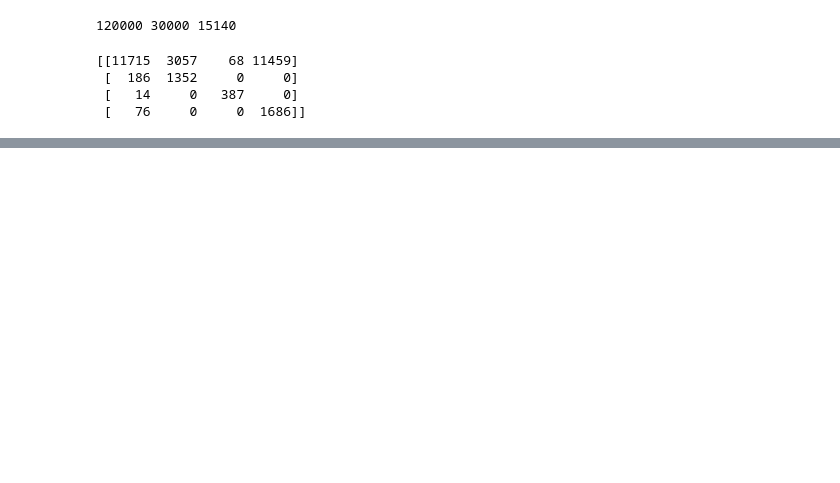
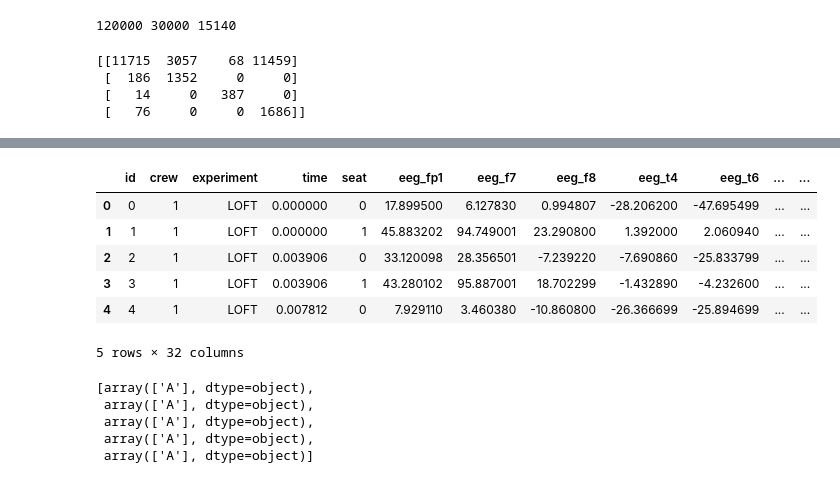
Before and after one commit to Saranyanv/test, a Jupyter notebook: Reducing Commercial Aviation Fatalities.ipynb, the cells around one changed output, grey strips where cells are left out. Saved outputs shown, nothing was run; the diff lists cells and outputs as text; code cells hidden in the pictures; blank space fills up the shorter version.

```diff
--- a/Reducing Commercial Aviation Fatalities.ipynb
+++ b/Reducing Commercial Aviation Fatalities.ipynb
@@ -289,0 +332,10 @@ print (confusion_matrix(y_test, gnb_clf1.predict(X_test), labels=['A','B','C','D
+# %%
+test_df1
+# %% [output]
+|  | id | crew | experiment | time | seat | eeg_fp1 | eeg_f7 | eeg_f8 | eeg_t4 | eeg_t6 | ... | ... |
+| 0 | 0 | 1 | LOFT | 0.000000 | 0 | 17.899500 | 6.127830 | 0.994807 | -28.206200 | -47.695499 | ... | ... |
+| 1 | 1 | 1 | LOFT | 0.000000 | 1 | 45.883202 | 94.749001 | 23.290800 | 1.392000 | 2.060940 | ... | ... |
+| 2 | 2 | 1 | LOFT | 0.003906 | 0 | 33.120098 | 28.356501 | -7.239220 | -7.690860 | -25.833799 | ... | ... |
+| 3 | 3 | 1 | LOFT | 0.003906 | 1 | 43.280102 | 95.887001 | 18.702299 | -1.432890 | -4.232600 | ... | ... |
+| 4 | 4 | 1 | LOFT | 0.007812 | 0 | 7.929110 | 3.460380 | -10.860800 | -26.366699 | -25.894699 | ... | ... |
+5 rows × 32 columns
@@ -289,0 +349,8 @@ print (confusion_matrix(y_test, gnb_clf1.predict(X_test), labels=['A','B','C','D
+# %%
+scores
+# %% [output]
+[array(['A'], dtype=object),
+ array(['A'], dtype=object),
+ array(['A'], dtype=object),
+ array(['A'], dtype=object),
+ array(['A'], dtype=object)]
```
Also changed, not shown: parts of 27 cells of this notebook.
